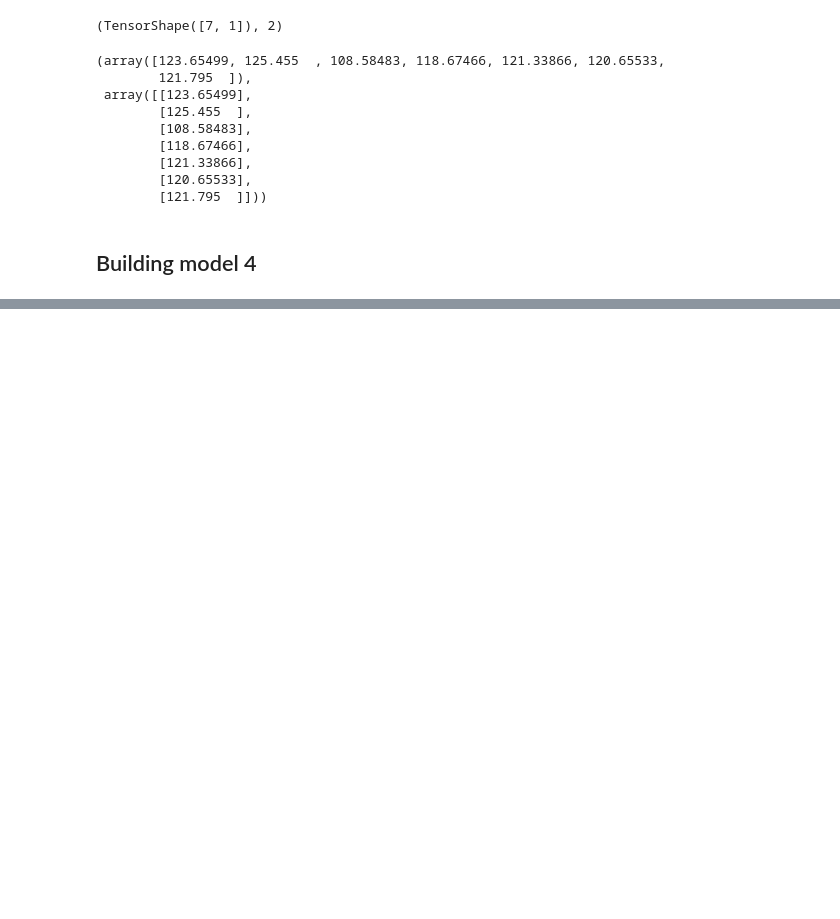
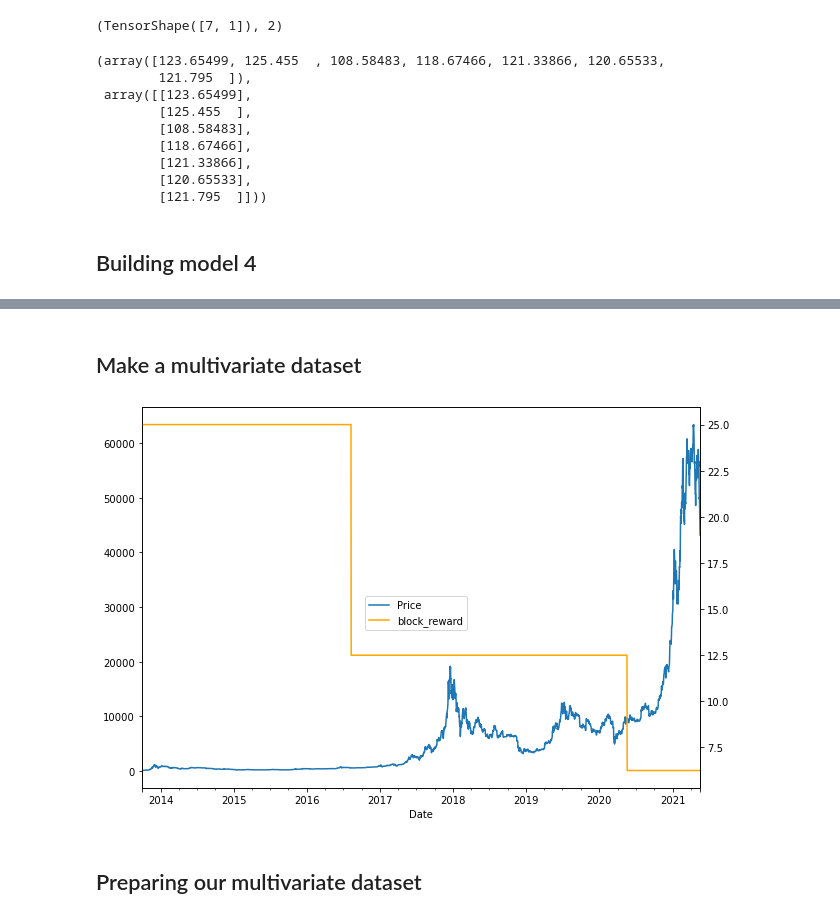
Before and after one commit to johanneseder711/Bitpredict, a Jupyter notebook: MilestoneProject_Bitpredict.ipynb, the cells around one changed output, grey strips where cells are left out. Cells and saved outputs as stored; diff of their text form; code cells hidden in the pictures; blank space fills up the shorter version.

```diff
--- a/MilestoneProject_Bitpredict.ipynb
+++ b/MilestoneProject_Bitpredict.ipynb
@@ -905,0 +1019,36 @@ model_1_results
+# %% [markdown]
+## Make a multivariate dataset
+# %%
+# adding a new feature to our dataset that uses the block reward on the current date
+block_reward_1 = 50 # 3.09.2009 - not in our dataset yet, too early
+block_reward_2 = 25 # 8.11.2012
+block_reward_3 = 12.5 # 9.7.2016
+block_reward_4 = 6.25 # 18.5.2020
+block_rewards = [block_reward_1,block_reward_2,block_reward_3,block_reward_4]
+# %%
+# create the dates
+import datetime
+halfing_date_1 = np.datetime64("2009-09-03")
+halfing_date_2 = np.datetime64("2012-11-08")
+halfing_date_3 = np.datetime64("2016-08-09")
+halfing_date_4 = np.datetime64("2020-05-18")
+# %%
+# create block ranges
+daterange_block_reward_1 = pd.date_range(halfing_date_1, halfing_date_2)
+daterange_block_reward_2 = pd.date_range(halfing_date_2, halfing_date_3)
+daterange_block_reward_3 = pd.date_range(halfing_date_3, halfing_date_4)
+daterange_block_reward_4 = pd.date_range(halfing_date_4, datetime.datetime.today())
+dateranges = [daterange_block_reward_1,daterange_block_reward_2,daterange_block_reward_3,daterange_block_reward_4]
+# %%
+bitcion_prices['block_reward'] = bitcion_prices.reset_index()[['Date']].applymap(lambda x: list(compress(block_rewards, [x in dateranges[i] for i in range(len(dateranges))]))[0]).values
+# %%
+fig, ax = plt.subplots(figsize=(10,7))
+bitcion_prices.iloc[:,0].plot(ax=ax)
+ax2 = ax.twinx()
+bitcion_prices.iloc[:,1].plot(ax=ax2,color='orange')
+fig.legend(loc='center')
+plt.show()
+# %% [output]
+[figure, added]
+# %% [markdown]
+## Preparing our multivariate dataset
```
Also changed, not shown: parts of 85 cells of this notebook, 24 other files.
